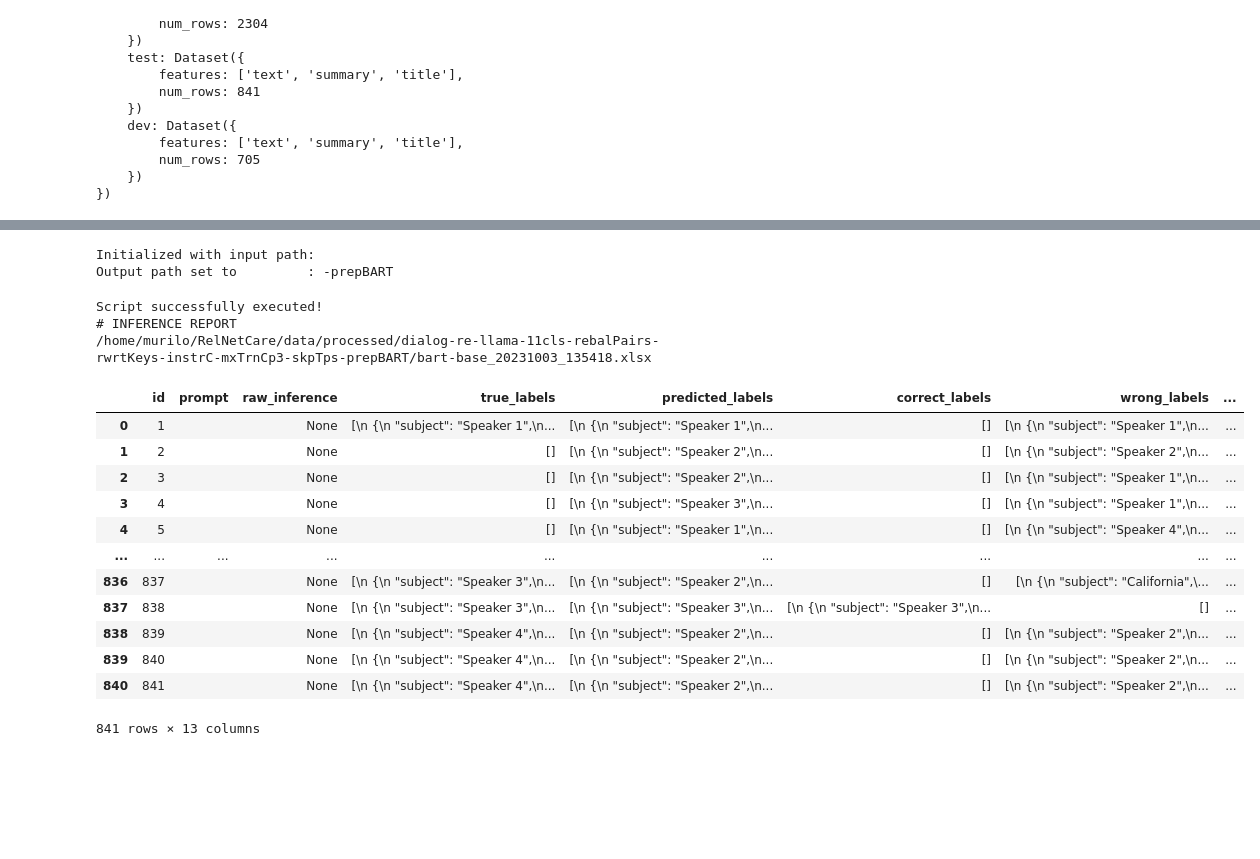
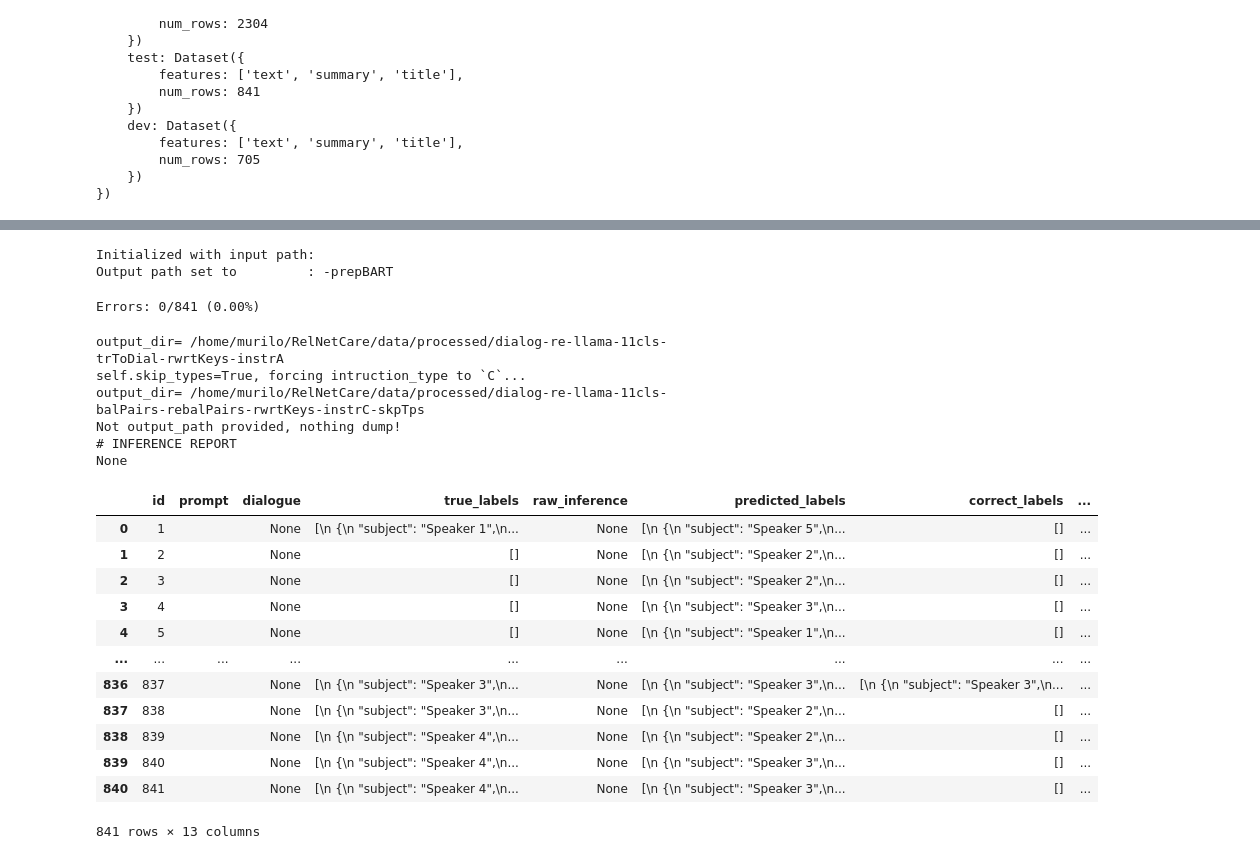
Before and after one commit to murilobellatini/RelNetCare, a Jupyter notebook: reports/04_model_evaluation/dialogre-evalaute-bart-relation-inferer.ipynb, the cells around one changed output, grey strips where cells are left out. Saved outputs shown, nothing was run; the diff lists cells and outputs as text; code cells hidden in the pictures; blank space fills up the shorter version.

```diff
--- a/reports/04_model_evaluation/dialogre-evalaute-bart-relation-inferer.ipynb
+++ b/reports/04_model_evaluation/dialogre-evalaute-bart-relation-inferer.ipynb
@@ -115,7 +110,7 @@ raw_predicted_labels = []
 for entry in tqdm(dataset_dict['test']):
     text = entry['text']
     inputs = tokenizer(text, return_tensors="pt").input_ids.to(device)
-    outputs = model.generate(inputs, max_length=100, do_sample=False)
+    outputs = model.generate(inputs, max_length=300, do_sample=False)
     summary = tokenizer.decode(outputs[0], skip_special_tokens=True)
     raw_predicted_labels.append(summary)
 
@@ -145,7 +149,8 @@ nltk.download('punkt')
 def convert_raw_labels_to_relations(raw_predicted_labels, input_path=''):
     converter = RelationConverter(input_path=input_path)
     predicted_labels = []
-
+    error_count = 0  # Initialize error counter
+    errors = []
     for raw_label in tqdm(raw_predicted_labels):
         label_relations = []
         if raw_label:
@@ -153,19 +158,27 @@ def convert_raw_labels_to_relations(raw_predicted_labels, input_path=''):
                 try:
                     sub, rel, obj = converter._convert_sentence_to_relation(sent[:-1] if sent.endswith('.') else sent)
                 except Exception as e:
-                    print(f'Exception `{e}` with sentence below:\n`{sent}`')
                     sub, rel, obj = ("ERROR", "ERROR", "ERROR")
+                    error = f'Exception `{e}` with sentence below:\n`{sent}`'
+                    errors.append(error)
+                    error_count += 1  # Increment error counter
                 label_relations.append({'subject': sub, 'relation': rel, 'object': obj})
 
         predicted_labels.append(label_relations)
 
     # Confirm the shape
     assert len(raw_predicted_labels) == len(predicted_labels)
-    return predicted_labels
+
+    # Print out the error ratio
+    total_samples = len(raw_predicted_labels)
+    error_ratio = (error_count / total_samples) * 100
+    print(f'Errors: {error_count}/{total_samples} ({error_ratio:.2f}%)')
+
+    return predicted_labels, errors  # Return tuple with predicted_labels and error_count
 
 # Usage
-predicted_labels = convert_raw_labels_to_relations(raw_predicted_labels)
-predicted_labels[:3]
+predicted_labels, pred_errors = convert_raw_labels_to_relations(raw_predicted_labels)
+print(predicted_labels[:3])
 # %% [output]
 [nltk_data] Downloading package punkt to /home/murilo/nltk_data...
 [nltk_data]   Package punkt is already up-to-date!
@@ -201,29 +189,36 @@ Exception `not enough values to unpack (expected 3, got 2)` with sentence below:
 # %%
-true_labels = convert_raw_labels_to_relations(dataset_dict['test']['summary'])
+true_labels, true_errors = convert_raw_labels_to_relations(dataset_dict['test']['summary'])
 # %% [output]
 Initialized with input path:
 Output path set to         : -prepBART
+Errors: 0/841 (0.00%)
 # %%
-RelationExtractorEvaluator()
+from src.processing.relation_extraction_evaluator import RelationExtractorEvaluator, RelationGranularMetrics
+from src.config import get_config_from_stem
+config = get_config_from_stem(data_stem)
+evaluator = RelationExtractorEvaluator(config=config)
 df = evaluator.assess_performance_on_lists(
     true_labels_list=true_labels, pred_labels_list=predicted_labels, return_details=True,
-    output_path='/home/murilo/RelNetCare/data/processed/dialog-re-llama-11cls-rebalPairs-rwrtKeys-instrC-mxTrnCp3-skpTps-prepBART/bart-base'
+    # output_path=f'/home/murilo/RelNetCare/data/processed/dialog-re-llama-11cls-rebalPairs-rwrtKeys-instrC-mxTrnCp3-skpTps-prepBART/{base_model}'
     )
 df
 # %% [output]
-Script successfully executed!
+output_dir= /home/murilo/RelNetCare/data/processed/dialog-re-llama-11cls-trToDial-rwrtKeys-instrA
+self.skip_types=True, forcing intruction_type to `C`...
+output_dir= /home/murilo/RelNetCare/data/processed/dialog-re-llama-11cls-balPairs-rebalPairs-rwrtKeys-instrC-skpTps
+Not output_path provided, nothing dump!
 # INFERENCE REPORT
-/home/murilo/RelNetCare/data/processed/dialog-re-llama-11cls-rebalPairs-rwrtKeys-instrC-mxTrnCp3-skpTps-prepBART/bart-base_20231003_135418.xlsx
+None
-|  | id | prompt | raw_inference | true_labels | predicted_labels | correct_labels | wrong_labels | ... |
-| 0 | 1 |  | None | [\n {\n "subject": "Speaker 1",\n... | [\n {\n "subject": "Speaker 1",\n... | [] | [\n {\n "subject": "Speaker 1",\n... | ... |
-| 1 | 2 |  | None | [] | [\n {\n "subject": "Speaker 2",\n... | [] | [\n {\n "subject": "Speaker 2",\n... | ... |
-| 2 | 3 |  | None | [] | [\n {\n "subject": "Speaker 2",\n... | [] | [\n {\n "subject": "Speaker 1",\n... | ... |
-| 3 | 4 |  | None | [] | [\n {\n "subject": "Speaker 3",\n... | [] | [\n {\n "subject": "Speaker 1",\n... | ... |
-| 4 | 5 |  | None | [] | [\n {\n "subject": "Speaker 1",\n... | [] | [\n {\n "subject": "Speaker 4",\n... | ... |
+|  | id | prompt | dialogue | true_labels | raw_inference | predicted_labels | correct_labels | ... |
+| 0 | 1 |  | None | [\n {\n "subject": "Speaker 1",\n... | None | [\n {\n "subject": "Speaker 5",\n... | [] | ... |
+| 1 | 2 |  | None | [] | None | [\n {\n "subject": "Speaker 2",\n... | [] | ... |
+| 2 | 3 |  | None | [] | None | [\n {\n "subject": "Speaker 2",\n... | [] | ... |
+| 3 | 4 |  | None | [] | None | [\n {\n "subject": "Speaker 3",\n... | [] | ... |
+| 4 | 5 |  | None | [] | None | [\n {\n "subject": "Speaker 1",\n... | [] | ... |
 | ... | ... | ... | ... | ... | ... | ... | ... | ... |
-| 836 | 837 |  | None | [\n {\n "subject": "Speaker 3",\n... | [\n {\n "subject": "Speaker 2",\n... | [] | [\n {\n "subject": "California",\... | ... |
-| 837 | 838 |  | None | [\n {\n "subject": "Speaker 3",\n... | [\n {\n "subject": "Speaker 3",\n... | [\n {\n "subject": "Speaker 3",\n... | [] | ... |
-| 838 | 839 |  | None | [\n {\n "subject": "Speaker 4",\n... | [\n {\n "subject": "Speaker 2",\n... | [] | [\n {\n "subject": "Speaker 2",\n... | ... |
-| 839 | 840 |  | None | [\n {\n "subject": "Speaker 4",\n... | [\n {\n "subject": "Speaker 2",\n... | [] | [\n {\n "subject": "Speaker 2",\n... | ... |
-| 840 | 841 |  | None | [\n {\n "subject": "Speaker 4",\n... | [\n {\n "subject": "Speaker 2",\n... | [] | [\n {\n "subject": "Speaker 2",\n... | ... |
+| 836 | 837 |  | None | [\n {\n "subject": "Speaker 3",\n... | None | [\n {\n "subject": "Speaker 3",\n... | [\n {\n "subject": "Speaker 3",\n... | ... |
+| 837 | 838 |  | None | [\n {\n "subject": "Speaker 3",\n... | None | [\n {\n "subject": "Speaker 2",\n... | [] | ... |
+| 838 | 839 |  | None | [\n {\n "subject": "Speaker 4",\n... | None | [\n {\n "subject": "Speaker 2",\n... | [] | ... |
+| 839 | 840 |  | None | [\n {\n "subject": "Speaker 4",\n... | None | [\n {\n "subject": "Speaker 3",\n... | [] | ... |
+| 840 | 841 |  | None | [\n {\n "subject": "Speaker 4",\n... | None | [\n {\n "subject": "Speaker 3",\n... | [] | ... |
 841 rows × 13 columns
```
Also changed, not shown: parts of 26 cells of this notebook, 1 other file.
